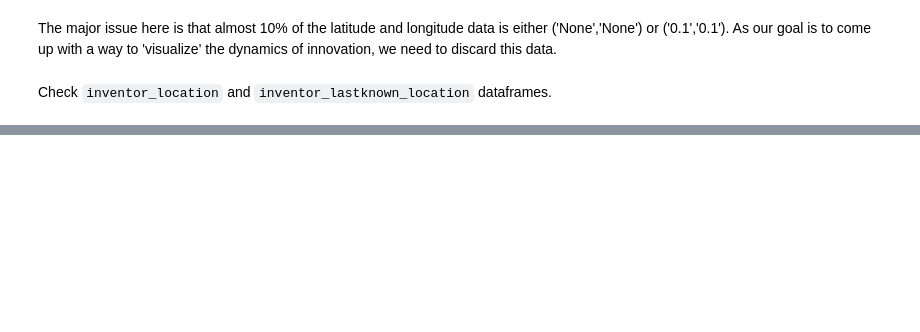
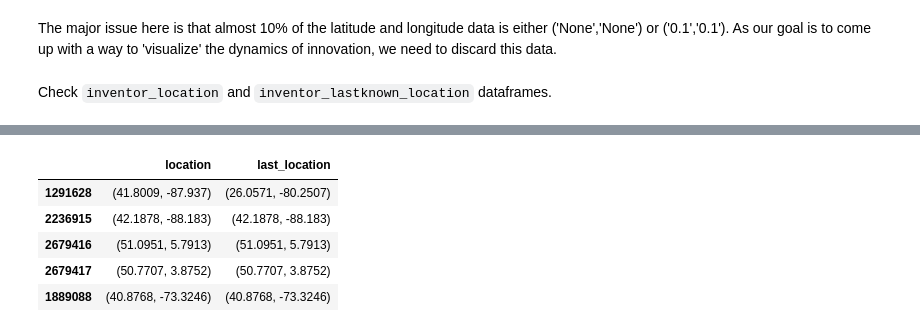
Before and after one commit to cmdavid-epfl/Project, a Jupyter notebook: data_preprocessing.ipynb, the cells around one changed output, grey strips where cells are left out. Drawn from its saved outputs; the diff is of its cells as text; code cells hidden in the pictures; blank space fills up the shorter version.

```diff
--- a/data_preprocessing.ipynb
+++ b/data_preprocessing.ipynb
@@ -222,0 +460,9 @@ To be able to produce a more in-depth analysis of the
+# %%
+data['inventors'].head()
+# %% [output]
+|  | location | last_location |
+| 1291628 | (41.8009, -87.937) | (26.0571, -80.2507) |
+| 2236915 | (42.1878, -88.183) | (42.1878, -88.183) |
+| 2679416 | (51.0951, 5.7913) | (51.0951, 5.7913) |
+| 2679417 | (50.7707, 3.8752) | (50.7707, 3.8752) |
+| 1889088 | (40.8768, -73.3246) | (40.8768, -73.3246) |
```
Also changed, not shown: parts of 53 cells of this notebook, 1 other file.
